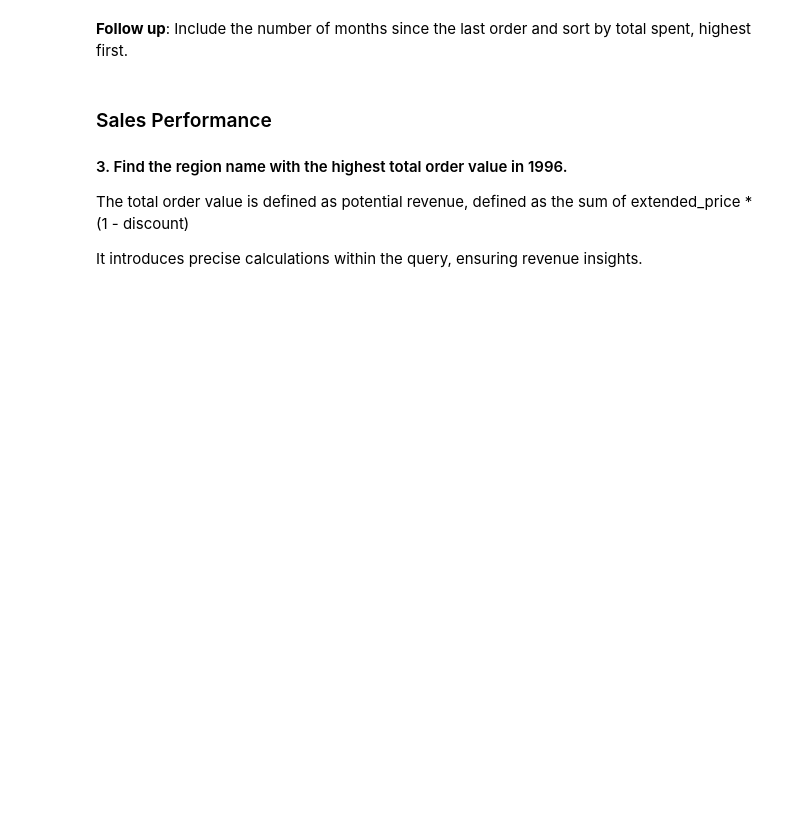
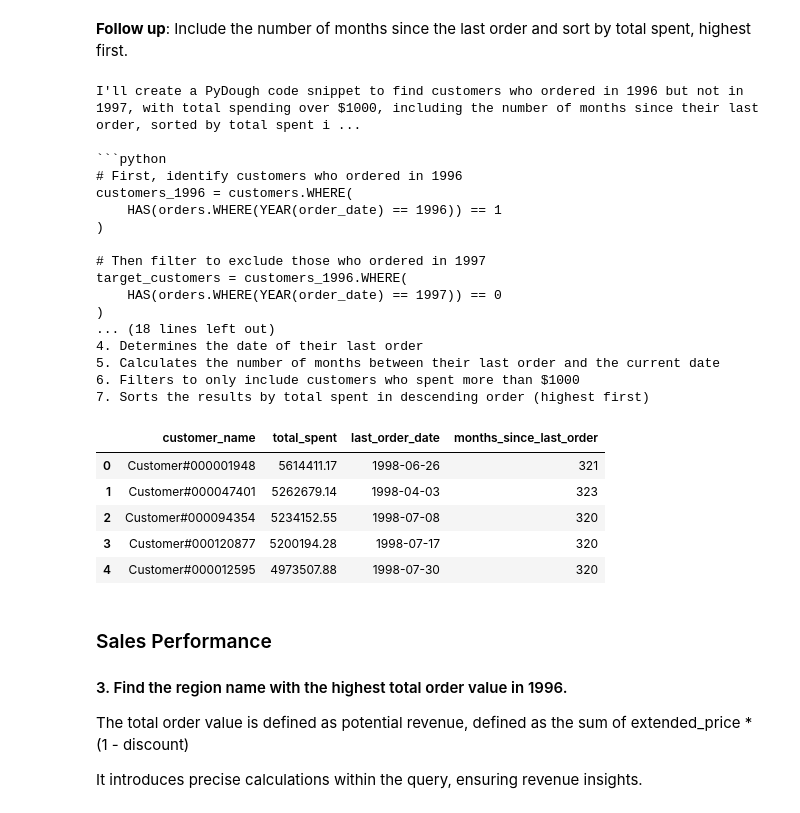
Before and after one commit to bodo-ai/text2pydough, a Jupyter notebook: workbench/AAraya/demo/llm_demo.ipynb, the cells around one changed output. Drawn from its saved outputs; the diff is of its cells as text; code cells hidden in the pictures; blank space fills up the shorter version.

````diff
--- a/workbench/AAraya/demo/llm_demo.ipynb
+++ b/workbench/AAraya/demo/llm_demo.ipynb
@@ -219,7 +313,7 @@ european_customers_1995 = customers.CALCULATE(
 
 Showcases PyDough’s HAS() and HASNOT() functions, helping analyze customer retention and spending patterns. Also incorporates a time-based calculation.
 # %%
-query= "List customers who ordered in 1996 but not in 1997 with a total spent of over 1000$?"
+query= "List customers who ordered in 1996 but not in 1997 with a total spent of over 1000$ If you use HAS add a ==1 for it to work"
 
 result= client.ask(query)
 
@@ -228,11 +346,35 @@ result.df.head()
 # %% [markdown]
 **Follow up**: Include the number of months since the last order and sort by total spent, highest first.
 # %%
-result= client.discourse(query,
+result= client.discourse(result,
 "Include the number of months since the last order and sort by total spent, highest first.")
 
 print(result.full_explanation)
 result.df.head()
+# %% [output]
+I'll create a PyDough code snippet to find customers who ordered in 1996 but not in 1997, with total spending over $1000, including the number of months since their last order, sorted by total spent i ...
+
+```python
+# First, identify customers who ordered in 1996
+customers_1996 = customers.WHERE(
+    HAS(orders.WHERE(YEAR(order_date) == 1996)) == 1
+)
+
+# Then filter to exclude those who ordered in 1997
+target_customers = customers_1996.WHERE(
+    HAS(orders.WHERE(YEAR(order_date) == 1997)) == 0
+)
+... (18 lines left out)
+4. Determines the date of their last order
+5. Calculates the number of months between their last order and the current date
+6. Filters to only include customers who spent more than $1000
+7. Sorts the results by total spent in descending order (highest first)
+|  | customer_name | total_spent | last_order_date | months_since_last_order |
+| 0 | Customer#000001948 | 5614411.17 | 1998-06-26 | 321 |
+| 1 | Customer#000047401 | 5262679.14 | 1998-04-03 | 323 |
+| 2 | Customer#000094354 | 5234152.55 | 1998-07-08 | 320 |
+| 3 | Customer#000120877 | 5200194.28 | 1998-07-17 | 320 |
+| 4 | Customer#000012595 | 4973507.88 | 1998-07-30 | 320 |
 # %% [markdown]
 ### Sales Performance
 
````
Also changed, not shown: parts of 29 cells of this notebook, 1 other file.
